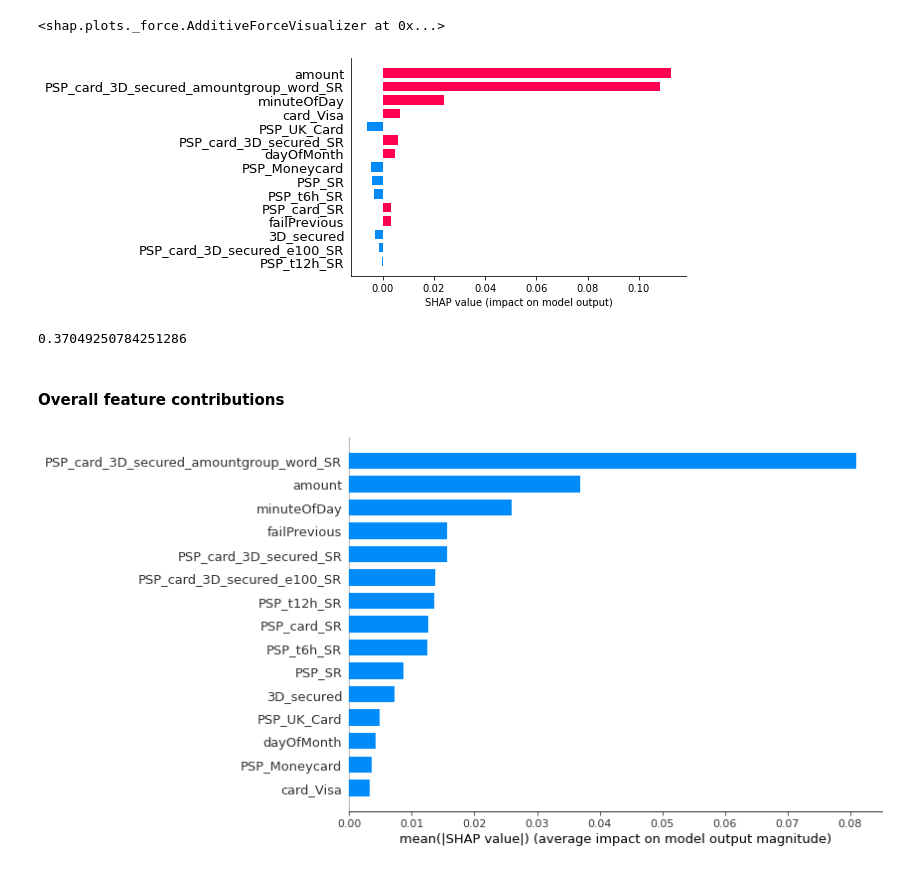
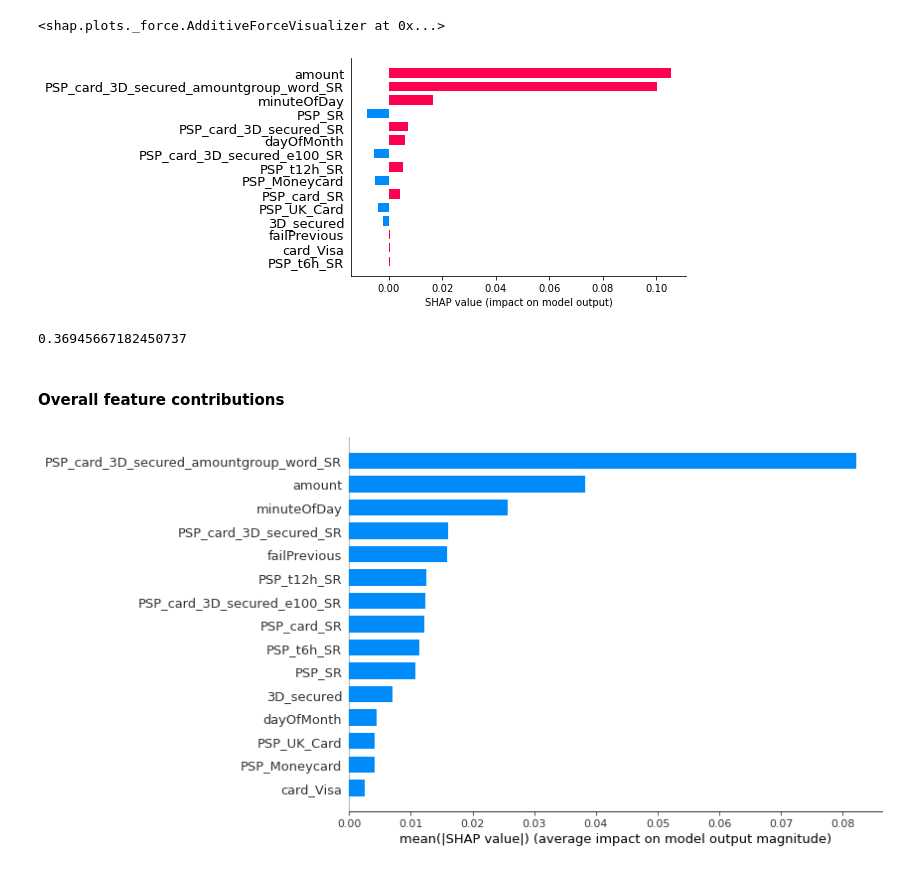
Before and after one commit to TNMayer/IU_DLMDSME01, a Jupyter notebook: 05_Evaluation.ipynb, the cells around one changed output. Cells and saved outputs as stored; diff of their text form; code cells hidden in the pictures.

```diff
--- a/05_Evaluation.ipynb
+++ b/05_Evaluation.ipynb
@@ -41 +39,8 @@ In this phase it has to be evaluated,  if the business success criteria are met
+# %%
+pathDb = './data/PSP_Data.sqlite'
+data_prep = hf.readSqlTable(pathDb, "TB003_DATA_PREPARED")
+data_clean = hf.readSqlTable(pathDb, "TB002_DATA_CLEANED")
+assert list(data_prep.tmsp) == list(data_clean.tmsp), "=== There is an error in the timestamp column ==="
+overall_features = ["overallSR", "PSP_SR", "PSP_card_SR", "PSP_card_3D_secured_SR", "PSP_card_3D_secured_amountgroup_word_SR"]
+assert len(set(overall_features) - set(data_prep.columns)) == 0, "=== Some columns wehre not found in data ==="
 # %%
@@ -76,0 +53,27 @@ modelParams
+# %%
+def get_overall_features(data, overall_features = [], cut_frame = True):
+    start_time = time.time()
+    out = data.copy()
+    try:
+        out = out.drop(columns=overall_features)
+    except:
+        pass
+    print("=== Get overall success rates ===")
+    out = fe.getOverallSR(out, train_split = 0.85)
+    print("=== Get overall success rates for columns and column combinations")
+    print("= PSP")
+    out = fe.combinatoric_SR(out, addColumns = ["PSP"], train_split = 0.85)
+    print("= PSP x card")
+    out = fe.combinatoric_SR(out, addColumns = ["PSP", "card"], train_split = 0.85)
+    print("= PSP x card x 3D_secured")
+    out = fe.combinatoric_SR(out, addColumns = ["PSP", "card", "3D_secured"], train_split = 0.85)
+    print("= PSP x card x 3D_secured x amountgroup_word")
+    out = fe.combinatoric_SR(out, addColumns = ["PSP", "card", "3D_secured", "amountgroup_word"], train_split = 0.85)
+    if cut_frame:
+        out = out[overall_features]
+    print("=== Elapsed Time: " + str(time.time() - start_time) + " seconds ===")
+    print("Shape of dataframe: " + str(out.shape))
+
+    return out
+
+X[overall_features] = get_overall_features(data_prep, overall_features)
@@ -76,0 +93,4 @@ modelParams
+# %%
+X['tmsp'] = data_prep['tmsp']
+X['success'] = y
+X, y, X_train, y_train, X_validate, y_validate, X_test, y_test = fe.applyTimeSplitting(X, train_size = 0.85, test_size = 0.15, validate_size = 0)
@@ -77,7 +110,6 @@ modelParams
 # %%
-X_train_val = pd.concat([X_train, X_validate])
-y_train_val = pd.concat([y_train, y_validate]).values.ravel()
-features = modelParams['features']
+X_train_val = X_train
+y_train_val = y_train.values.ravel()
 
 xgb_clf_final = xgb.XGBClassifier(
         max_depth = modelParams['finalParams']['max_depth'],
@@ -122,19 +371,19 @@ shap.force_plot(explainer.expected_value, shap_values[0,:], X_test[features].ilo
 [interactive output not drawn]
 <shap.plots._force.AdditiveForceVisualizer at 0x...>
 # %%
-shap.bar_plot(shap_values[0, :], feature_names=X_test[features].columns, max_display=15)
+shap.bar_plot(shap_values[0, :], feature_names=features, max_display=15)
 # %% [output]
-[figure, old version]
+[figure, new version]
 # %%
 explainer.expected_value
 # %% [output]
-0.37049250784251286
+0.36945667182450737
 # %% [markdown]
 #### Overall feature contributions
 # %%
 shap.summary_plot(shap_values, X_test[features], plot_type="bar", plot_size = (12, 6))
 # %% [output]
-[figure, old version]
+[figure, new version]
 # %%
 importance_dict = dict(zip(features, list(np.mean(np.abs(shap_values), axis = 0))))
 sorted_importance_dict = dict(sorted(importance_dict.items(), key=lambda x:x[1], reverse=True))
```
Also changed, not shown: parts of 32 cells of this notebook, 6 other files.
